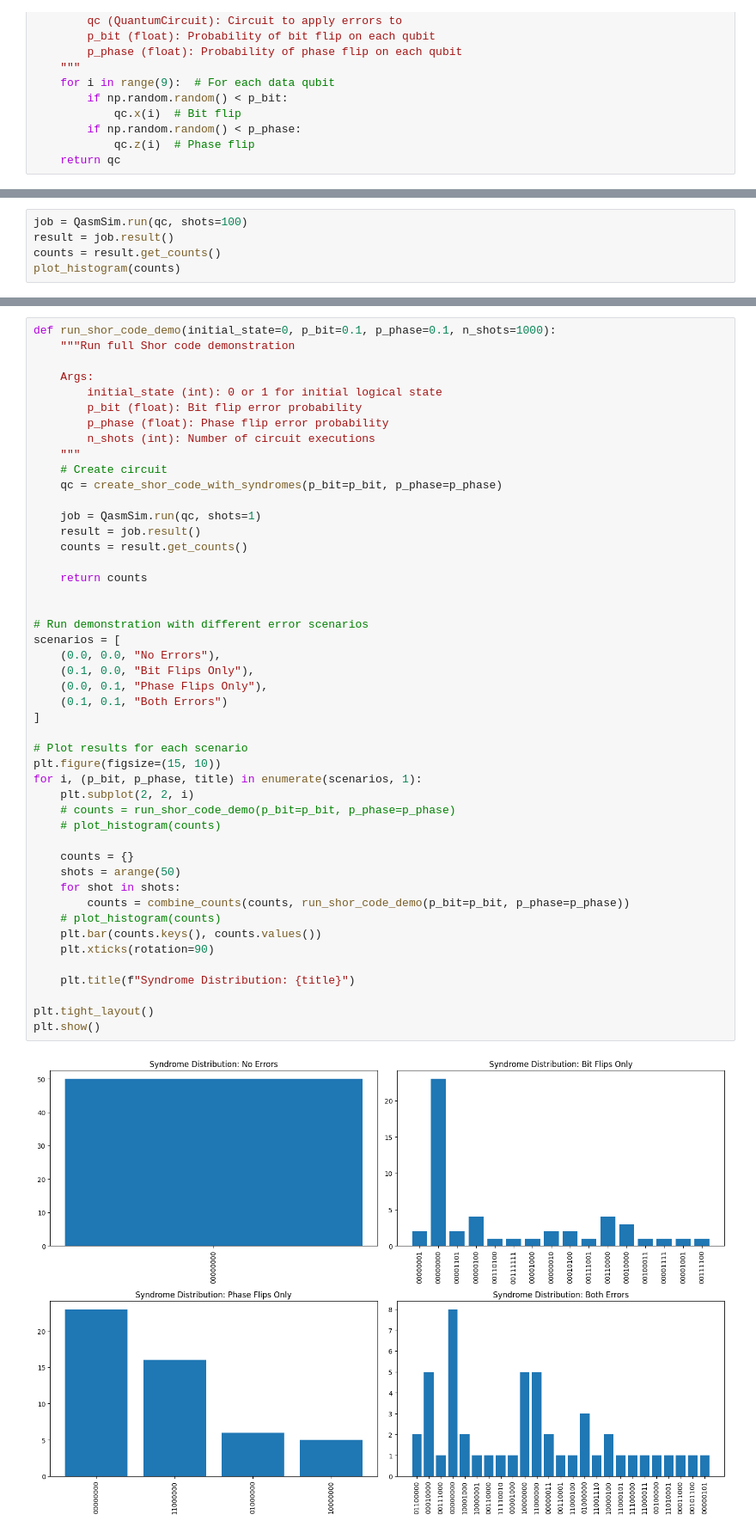
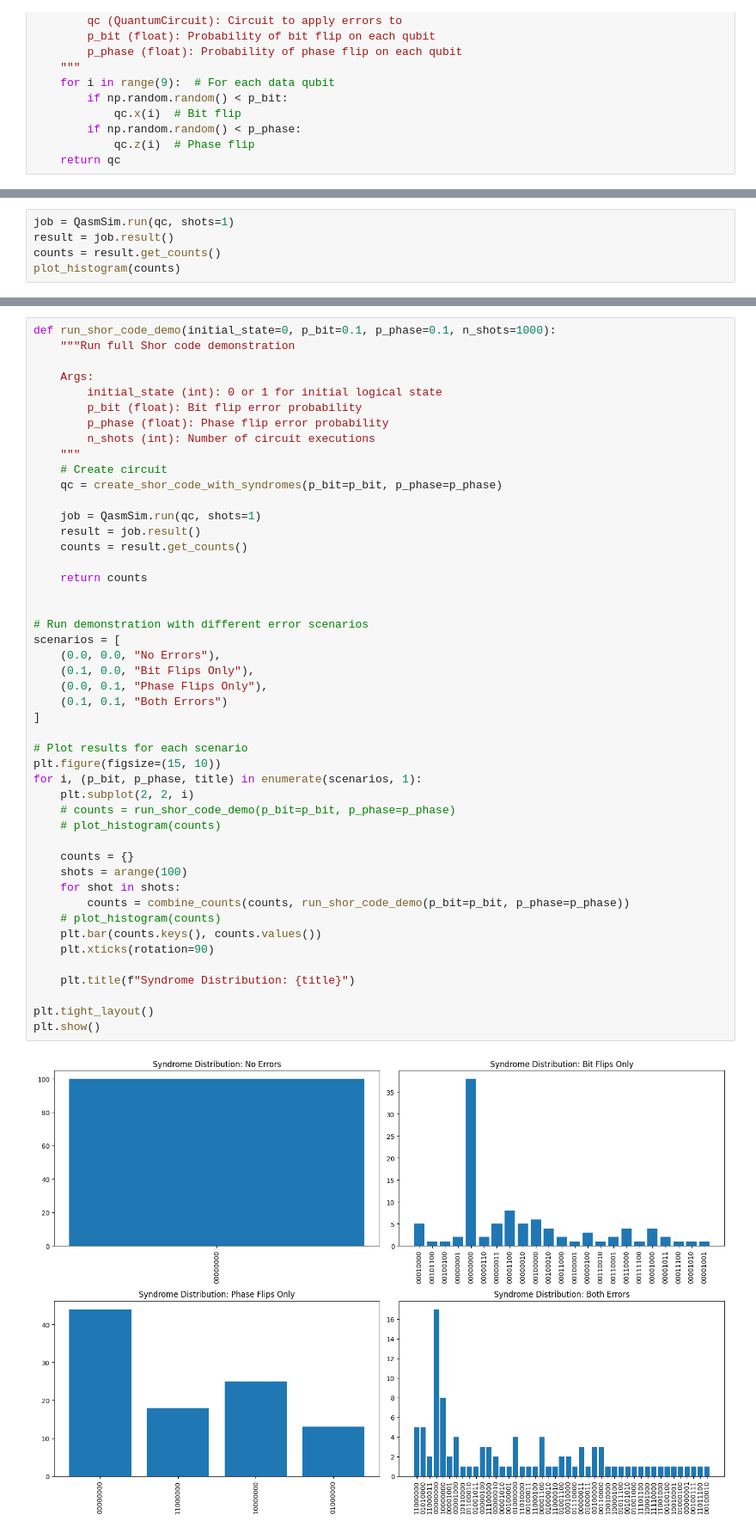
Before and after one commit to UMassIonTrappers/Introduction-to-Quantum-Computing, a Jupyter notebook: Lab_12_QEC_Quantum_Error_Correction.ipynb, the cells around one changed output, grey strips where cells are left out. Shown at 86% size. Drawn from its saved outputs; the diff is of its cells as text.

```diff
--- a/Lab_12_QEC_Quantum_Error_Correction.ipynb
+++ b/Lab_12_QEC_Quantum_Error_Correction.ipynb
@@ -592,5 +591,5 @@ qc.draw('mpl',scale=0.5)
 # %%
-job = QasmSim.run(qc, shots=100)
+job = QasmSim.run(qc, shots=1)
 result = job.result()
 counts = result.get_counts()
 plot_histogram(counts)
@@ -616,35 +615,35 @@ def run_shor_code_demo(initial_state=0, p_bit=0.1, p_phase=0.1, n_shots=1000):
     return counts
 
 
 # Run demonstration with different error scenarios
 scenarios = [
     (0.0, 0.0, "No Errors"),
     (0.1, 0.0, "Bit Flips Only"),
     (0.0, 0.1, "Phase Flips Only"),
     (0.1, 0.1, "Both Errors")
 ]
 
 # Plot results for each scenario
 plt.figure(figsize=(15, 10))
 for i, (p_bit, p_phase, title) in enumerate(scenarios, 1):
     plt.subplot(2, 2, i)
     # counts = run_shor_code_demo(p_bit=p_bit, p_phase=p_phase)
     # plot_histogram(counts)
 
     counts = {}
-    shots = arange(50)
+    shots = arange(100)
     for shot in shots:
         counts = combine_counts(counts, run_shor_code_demo(p_bit=p_bit, p_phase=p_phase))
     # plot_histogram(counts)
     plt.bar(counts.keys(), counts.values())
     plt.xticks(rotation=90)
 
     plt.title(f"Syndrome Distribution: {title}")
 
 plt.tight_layout()
 plt.show()
 # %% [output]
-[figure, old version]
+[figure, new version]
 # %% [markdown]
 ## Analysis Questions
 
```
Also changed, not shown: parts of 10 cells of this notebook.
